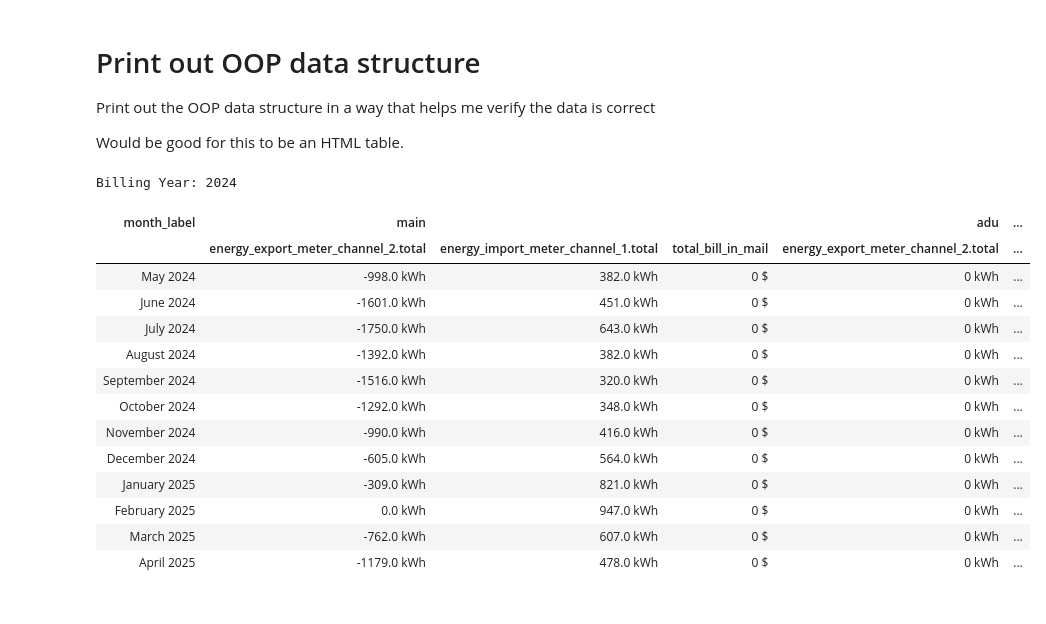
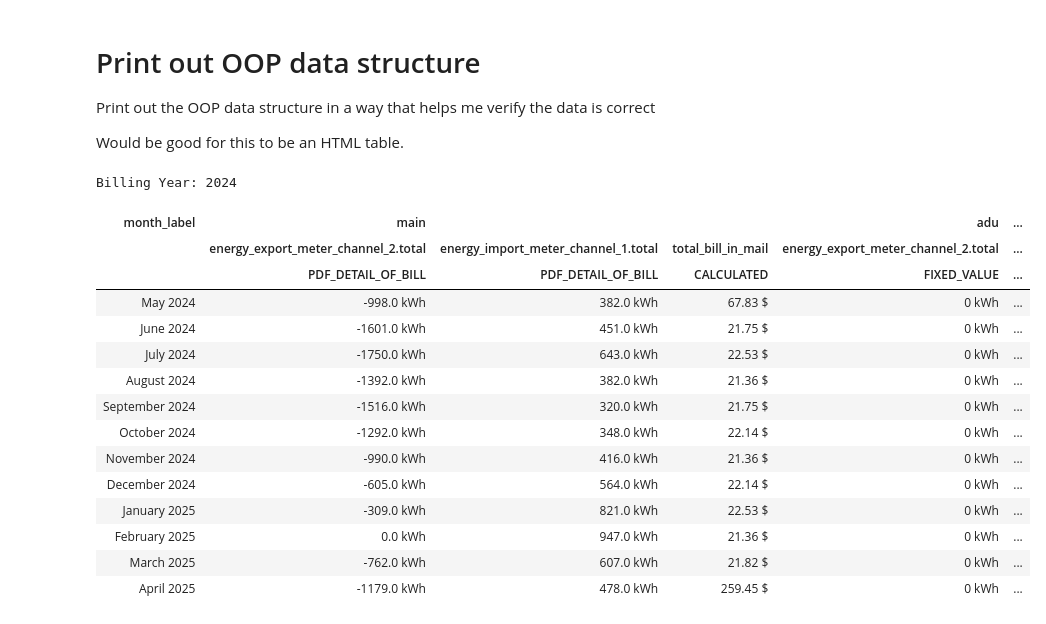
Before and after one commit to kjlowe/energy-project, a Jupyter notebook: python-notebooks/analysis.ipynb, the cells around one changed output. Drawn from its saved outputs; the diff is of its cells as text; code cells hidden in the pictures.

Commit message:
started some of the calculated values so they show on the website

```diff
--- a/python-notebooks/analysis.ipynb
+++ b/python-notebooks/analysis.ipynb
@@ -426,8 +456,16 @@ from typing import Any
 
 # Looks through the energy month object to find all values and their location in the PG&E billing system
 # The purpose of getting this into an array is to make it easy to map the excel data into the object structure
-def serialize_wherefound(obj: Any, path: str = ""):
+def serialize_wherefound(obj: Any, path: str = "", visited=None):
+    if visited is None:
+        visited = set()
     results = []
+
+    # Avoid infinite recursion by tracking visited objects
+    obj_id = id(obj)
+    if obj_id in visited:
+        return results
+    visited.add(obj_id)
 
     if isinstance(obj, WhereFound):
         # Serialize WhereFound as a dict
@@ -439,11 +477,11 @@ def serialize_wherefound(obj: Any, path: str = ""):
         })
     elif isinstance(obj, list):
         for idx, item in enumerate(obj):
-            results.extend(serialize_wherefound(item, f"{path}[{idx}]"))
+            results.extend(serialize_wherefound(item, f"{path}[{idx}]", visited))
 
     elif hasattr(obj, "__dict__"):
         for attr, value in obj.__dict__.items():
-            results.extend(serialize_wherefound(value, f"{path}.{attr}" if path else attr))
+            results.extend(serialize_wherefound(value, f"{path}.{attr}" if path else attr, visited))
 
     return results
 
@@ -720,11 +761,19 @@ Would be good for this to be an HTML table.
 # %%
 # print out the OOP structure for the billing year 2024 in HTML format
 from IPython.display import display, HTML
+
 def print_billing_year_html(billing_year):
     """
     Return the billing year object as HTML table format with main and adu as top-level headings.
     Units are shown beside the numbers, not in the heading.
+    Also outputs the "where from" information for each data column.
     """
+    # Helper to get "where from" for a metric
+    def get_where_from(metric):
+        if hasattr(metric, "where_found") and metric.where_found:
+            return ", ".join([wf.where_from.name if wf.where_from else "" for wf in metric.where_found])
+        return ""
+
     html_output = f"<h2>Billing Year: {billing_year.get_start_year()}</h2>"
     html_output += """
     <table border="1" style="border-collapse:collapse;">
@@ -743,9 +792,25 @@ def print_billing_year_html(billing_year):
                 <th>energy_import_meter_channel_1.total</th>
                 <th>total_bill_in_mail</th>
             </tr>
+            <tr>
+                <th></th>
+                <th>{main_export_where}</th>
+                <th>{main_import_where}</th>
+                <th>{main_bill_where}</th>
+                <th>{adu_export_where}</th>
+                <th>{adu_import_where}</th>
+                <th>{adu_bill_where}</th>
+            </tr>
         </thead>
         <tbody>
-    """
+    """.format(
+        main_export_where=get_where_from(billing_year.billing_months[next(iter(billing_year.billing_months))].main.energy_export_meter_channel_2.total),
+        main_import_where=get_where_from(billing_year.billing_months[next(iter(billing_year.billing_months))].main.energy_import_meter_channel_1.total),
+        main_bill_where=get_where_from(billing_year.billing_months[next(iter(billing_year.billing_months))].main.total_bill_in_mail),
+        adu_export_where=get_where_from(billing_year.billing_months[next(iter(billing_year.billing_months))].adu.energy_export_meter_channel_2.total),
+        adu_import_where=get_where_from(billing_year.billing_months[next(iter(billing_year.billing_months))].adu.energy_import_meter_channel_1.total),
+        adu_bill_where=get_where_from(billing_year.billing_months[next(iter(billing_year.billing_months))].adu.total_bill_in_mail),
+    )
     for month_tuple in billing_year.get_months_as_tuples():
         month_obj = billing_year.billing_months[month_tuple]
         # Main meter values
@@ -763,42 +828,43 @@ def print_billing_year_html(billing_year):
         adu_bill = sum(month_obj.adu.total_bill_in_mail.subcomponent_values) if month_obj.adu.total_bill_in_mail.subcomponent_values else 0
         adu_bill_unit = month_obj.adu.total_bill_in_mail.unit or ""
 
         html_output += "<tr>"
         html_output += f"<td>{month_obj.month_label[0]} {month_obj.month_label[1]}</td>"
         html_output += f"<td>{main_export} {main_export_unit}</td>"
         html_output += f"<td>{main_import} {main_import_unit}</td>"
         html_output += f"<td>{main_bill} {main_bill_unit}</td>"
         html_output += f"<td>{adu_export} {adu_export_unit}</td>"
         html_output += f"<td>{adu_import} {adu_import_unit}</td>"
         html_output += f"<td>{adu_bill} {adu_bill_unit}</td>"
         html_output += "</tr>"
     html_output += """
         </tbody>
     </table>
     """
     return html_output
 
 html_content = print_billing_year_html(billing_year_2024)
 
 # Display the billing year HTML in the notebook
 display(HTML(html_content))
 
 # Save the same HTML to a file in the ../python-app/ folder
 with open("../python-app/billing_data_table.html", "w", encoding="utf-8") as f:
     f.write(html_content)
 # %% [output]
 Billing Year: 2024
 | month_label | main |  |  | adu | ... |
 |  | energy_export_meter_channel_2.total | energy_import_meter_channel_1.total | total_bill_in_mail | energy_export_meter_channel_2.total | ... |
-| May 2024 | -998.0 kWh | 382.0 kWh | 0 $ | 0 kWh | ... |
-| June 2024 | -1601.0 kWh | 451.0 kWh | 0 $ | 0 kWh | ... |
-| July 2024 | -1750.0 kWh | 643.0 kWh | 0 $ | 0 kWh | ... |
-| August 2024 | -1392.0 kWh | 382.0 kWh | 0 $ | 0 kWh | ... |
-| September 2024 | -1516.0 kWh | 320.0 kWh | 0 $ | 0 kWh | ... |
-| October 2024 | -1292.0 kWh | 348.0 kWh | 0 $ | 0 kWh | ... |
-| November 2024 | -990.0 kWh | 416.0 kWh | 0 $ | 0 kWh | ... |
-| December 2024 | -605.0 kWh | 564.0 kWh | 0 $ | 0 kWh | ... |
-| January 2025 | -309.0 kWh | 821.0 kWh | 0 $ | 0 kWh | ... |
-| February 2025 | 0.0 kWh | 947.0 kWh | 0 $ | 0 kWh | ... |
-| March 2025 | -762.0 kWh | 607.0 kWh | 0 $ | 0 kWh | ... |
-| April 2025 | -1179.0 kWh | 478.0 kWh | 0 $ | 0 kWh | ... |
+|  | PDF_DETAIL_OF_BILL | PDF_DETAIL_OF_BILL | CALCULATED | FIXED_VALUE | ... |
+| May 2024 | -998.0 kWh | 382.0 kWh | 67.83 $ | 0 kWh | ... |
+| June 2024 | -1601.0 kWh | 451.0 kWh | 21.75 $ | 0 kWh | ... |
+| July 2024 | -1750.0 kWh | 643.0 kWh | 22.53 $ | 0 kWh | ... |
+| August 2024 | -1392.0 kWh | 382.0 kWh | 21.36 $ | 0 kWh | ... |
+| September 2024 | -1516.0 kWh | 320.0 kWh | 21.75 $ | 0 kWh | ... |
+| October 2024 | -1292.0 kWh | 348.0 kWh | 22.14 $ | 0 kWh | ... |
+| November 2024 | -990.0 kWh | 416.0 kWh | 21.36 $ | 0 kWh | ... |
+| December 2024 | -605.0 kWh | 564.0 kWh | 22.14 $ | 0 kWh | ... |
+| January 2025 | -309.0 kWh | 821.0 kWh | 22.53 $ | 0 kWh | ... |
+| February 2025 | 0.0 kWh | 947.0 kWh | 21.36 $ | 0 kWh | ... |
+| March 2025 | -762.0 kWh | 607.0 kWh | 21.82 $ | 0 kWh | ... |
+| April 2025 | -1179.0 kWh | 478.0 kWh | 259.45 $ | 0 kWh | ... |
```
Also changed, not shown: parts of 2 cells of this notebook, 1 other file.
